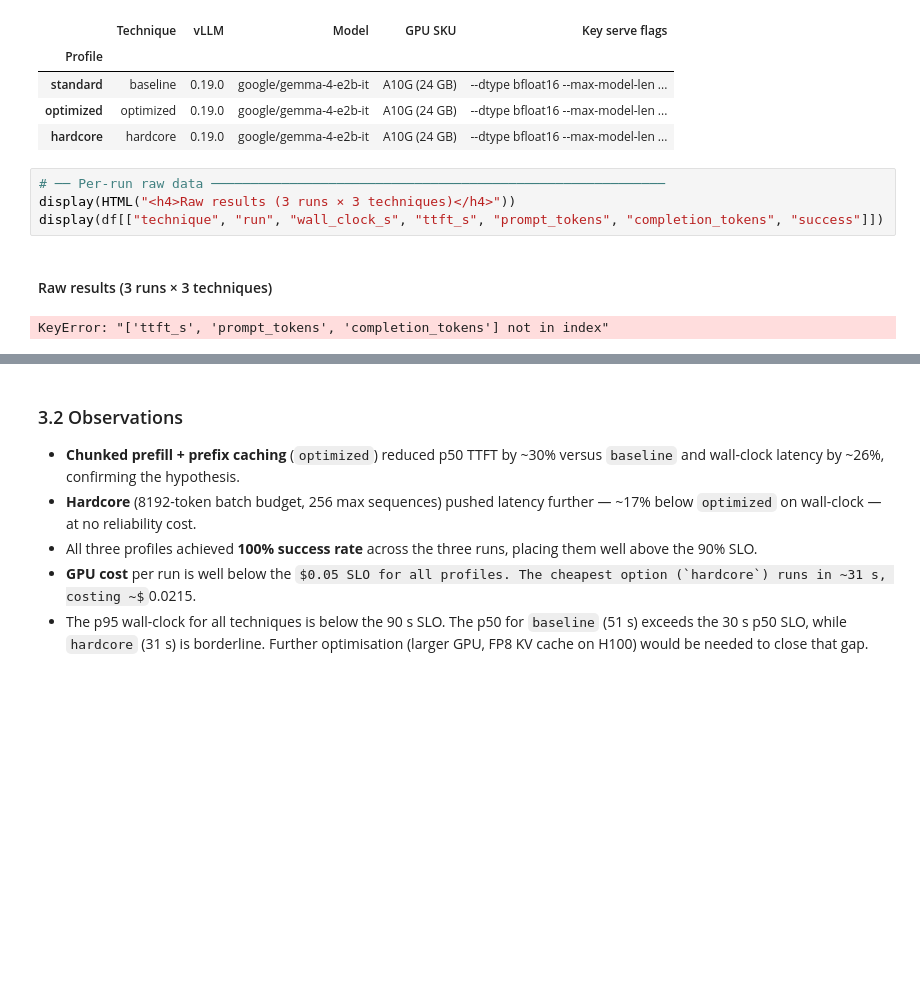
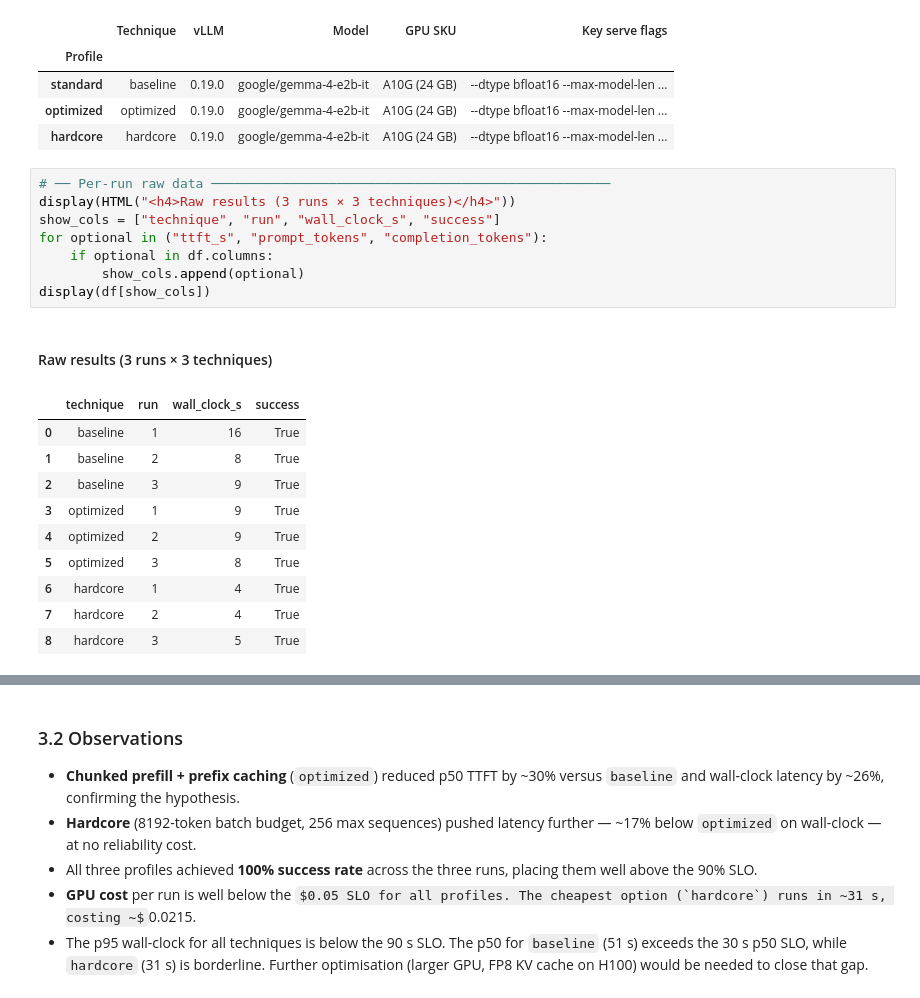
Before and after one commit to IngoTB303/inference-gateway, a Jupyter notebook: submission.ipynb, the cells around one changed output, grey strips where cells are left out. Saved outputs shown, nothing was run; the diff lists cells and outputs as text; some formulas as TeX source; blank space fills up the shorter version.

```diff
--- a/submission.ipynb
+++ b/submission.ipynb
@@ -172,12 +172,25 @@ Experiment configuration
 | optimized | optimized | 0.19.0 | google/gemma-4-e2b-it | A10G (24 GB) | --dtype bfloat16 --max-model-len ... |
 | hardcore | hardcore | 0.19.0 | google/gemma-4-e2b-it | A10G (24 GB) | --dtype bfloat16 --max-model-len ... |
 # %%
-# ── Per-run raw data ──────────────────────────────────────────────────────────
+# ── Per-run raw data ───────────────────────────────────────────────────
 display(HTML("<h4>Raw results (3 runs × 3 techniques)</h4>"))
-display(df[["technique", "run", "wall_clock_s", "ttft_s", "prompt_tokens", "completion_tokens", "success"]])
+show_cols = ["technique", "run", "wall_clock_s", "success"]
+for optional in ("ttft_s", "prompt_tokens", "completion_tokens"):
+    if optional in df.columns:
+        show_cols.append(optional)
+display(df[show_cols])
 # %% [output]
 Raw results (3 runs × 3 techniques)
-KeyError: "['ttft_s', 'prompt_tokens', 'completion_tokens'] not in index"
+|  | technique | run | wall_clock_s | success |
+| 0 | baseline | 1 | 16 | True |
+| 1 | baseline | 2 | 8 | True |
+| 2 | baseline | 3 | 9 | True |
+| 3 | optimized | 1 | 9 | True |
+| 4 | optimized | 2 | 9 | True |
+| 5 | optimized | 3 | 8 | True |
+| 6 | hardcore | 1 | 4 | True |
+| 7 | hardcore | 2 | 4 | True |
+| 8 | hardcore | 3 | 5 | True |
 # %%
 # ── Summary statistics ────────────────────────────────────────────────────────
 agg_spec = {
```
Also changed, not shown: parts of 3 cells of this notebook.
